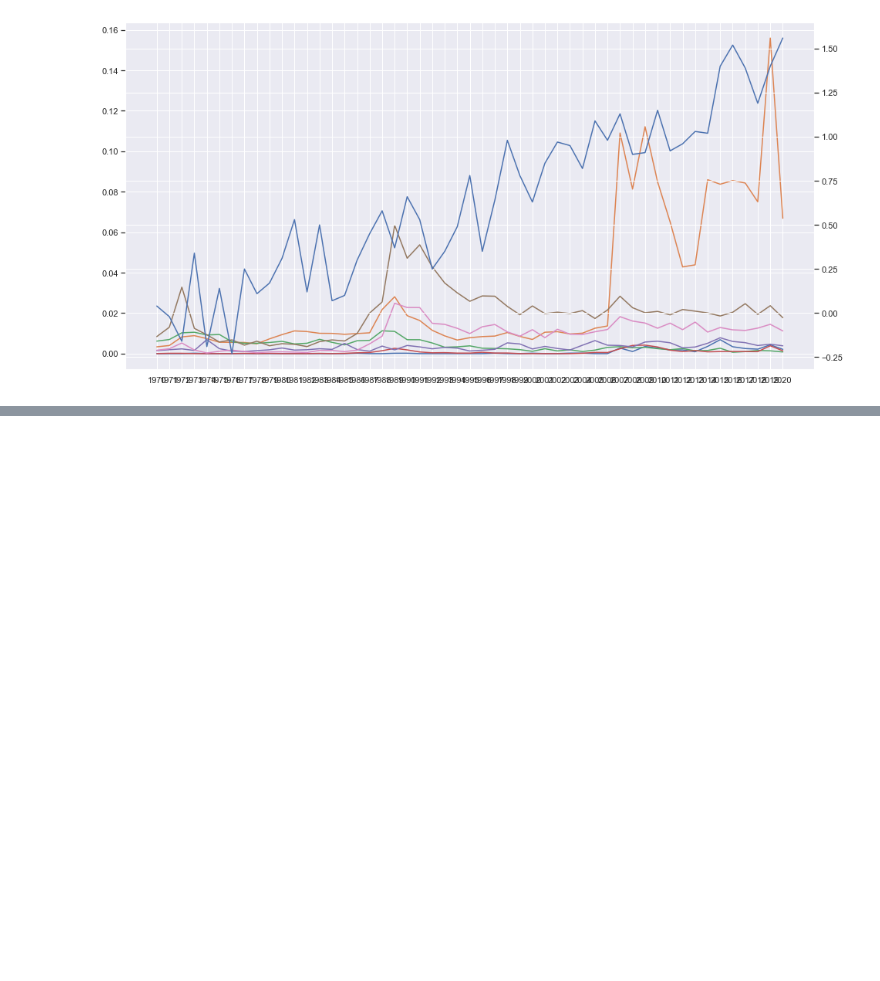
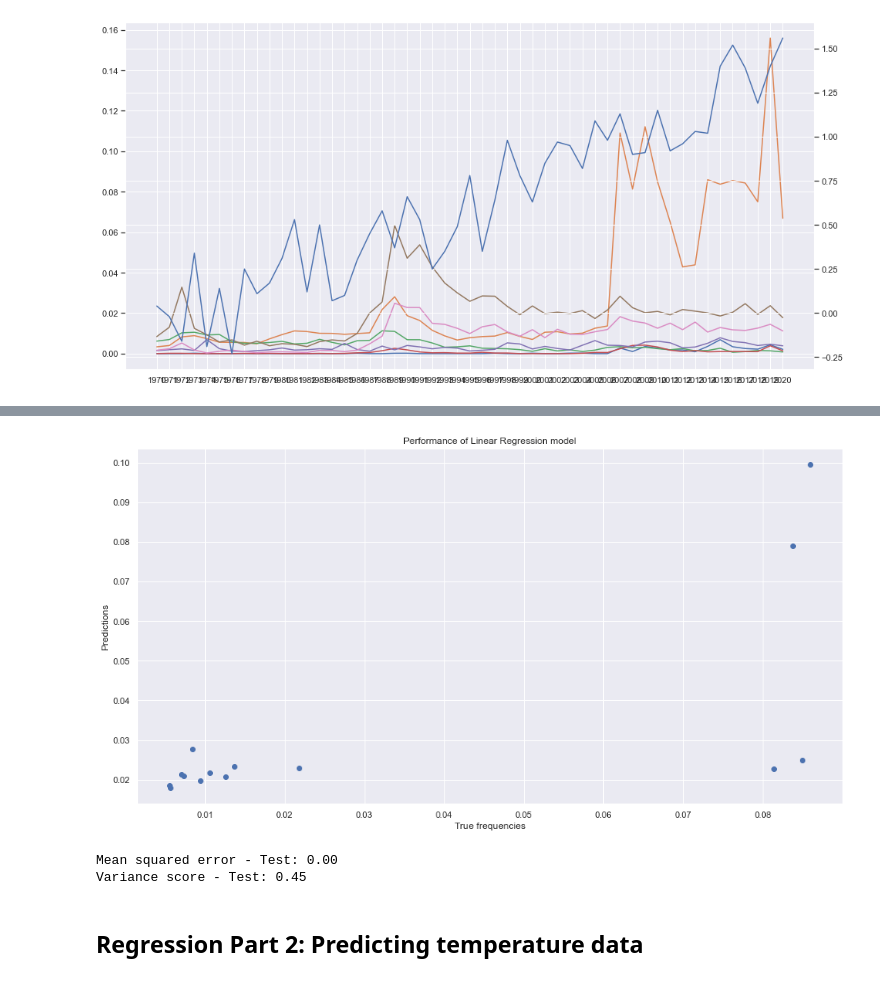
Before and after one commit to agnivchtj/UN-Debate-Corpus, a Jupyter notebook: UN Debates, World Happiness and International Trade.ipynb, the cells around one changed output, grey strips where cells are left out. Saved outputs shown, nothing was run; the diff lists cells and outputs as text; code cells hidden in the pictures; blank space fills up the shorter version.

```diff
--- a/UN Debates, World Happiness and International Trade.ipynb
+++ b/UN Debates, World Happiness and International Trade.ipynb
@@ -262,0 +406,20 @@ plt.show()
+# %%
+plt.scatter(y_test, model.predict(x_test))
+plt.title("Performance of Linear Regression model")
+plt.xlabel("True frequencies")
+plt.ylabel("Predictions")
+plt.show()
+# %% [output]
+[figure, added]
+# %%
+from sklearn.metrics import mean_squared_error, r2_score
+
+preds = model.predict(x_test)
+print("Mean squared error - Test: %.2f" % mean_squared_error(y_test, preds))
+# Explained variance score: 1 is perfect prediction
+print('Variance score - Test: %.2f' % r2_score(y_test, preds))
+# %% [output]
+Mean squared error - Test: 0.00
+Variance score - Test: 0.45
+# %% [markdown]
+## Regression Part 2: Predicting temperature data
```
Also changed, not shown: parts of 19 cells of this notebook.
